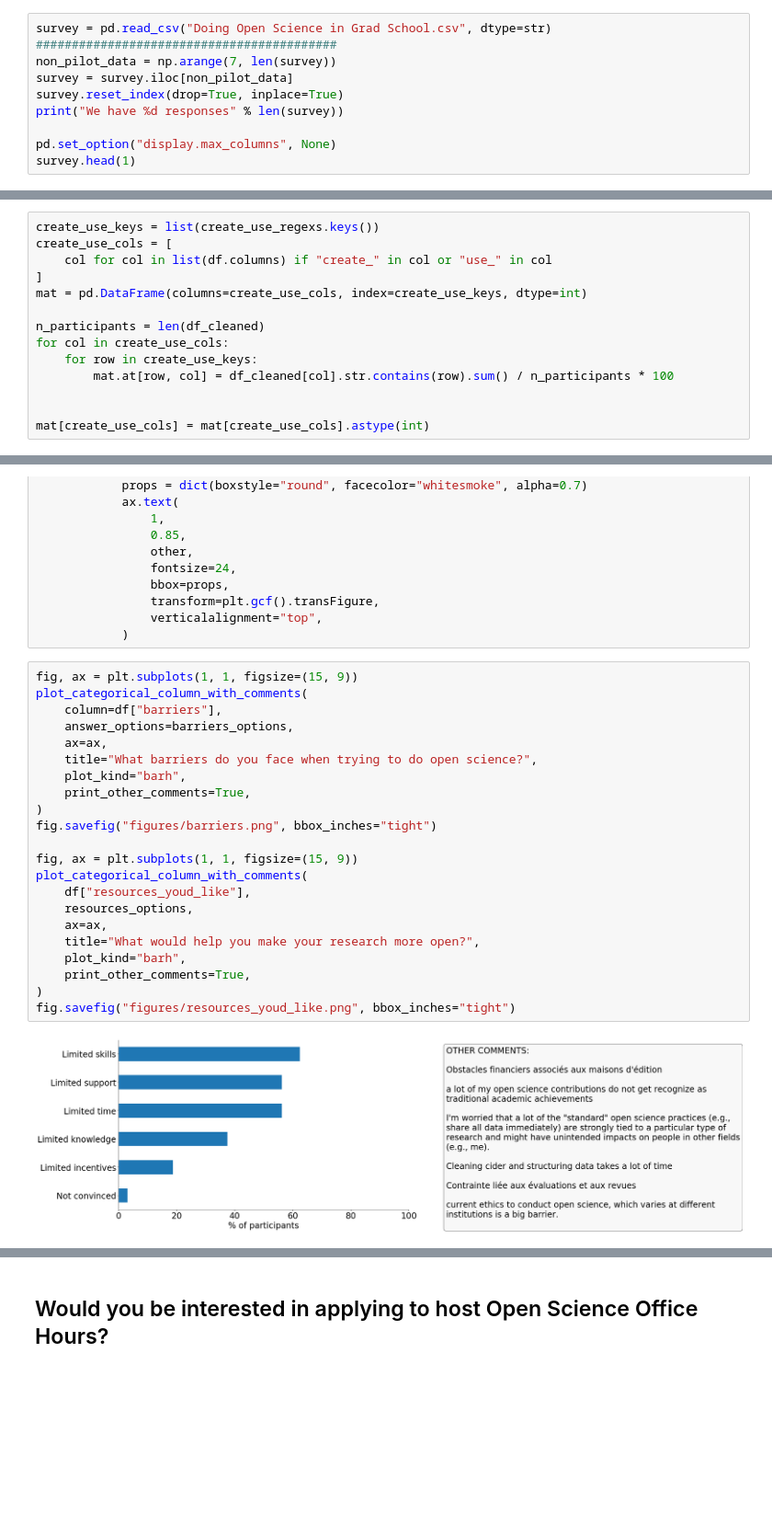
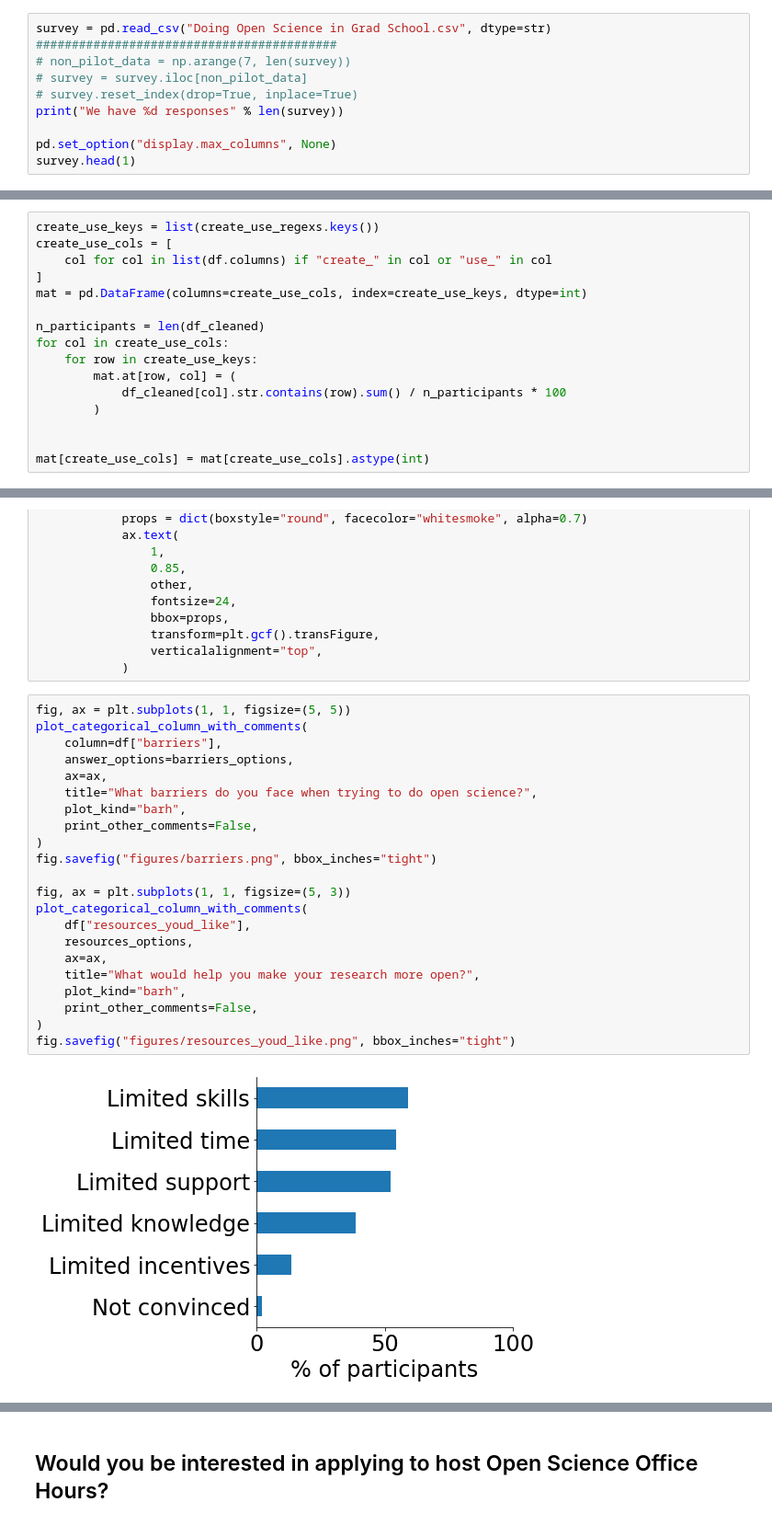
Before and after one commit to koudyk/OSOH_old, a Jupyter notebook: survey/analysis.ipynb, the cells around one changed output, grey strips where cells are left out. Shown at 92% size. Saved outputs shown, nothing was run; the diff lists cells and outputs as text; blank space fills up the shorter version.

Commit message:
update survey analysis

```diff
--- a/survey/analysis.ipynb
+++ b/survey/analysis.ipynb
@@ -27,9 +30,9 @@ If you scroll to the right, you can read all of the questions in the survey and
 # %%
 survey = pd.read_csv("Doing Open Science in Grad School.csv", dtype=str)
 ##########################################
-non_pilot_data = np.arange(7, len(survey))
-survey = survey.iloc[non_pilot_data]
-survey.reset_index(drop=True, inplace=True)
+# non_pilot_data = np.arange(7, len(survey))
+# survey = survey.iloc[non_pilot_data]
+# survey.reset_index(drop=True, inplace=True)
 print("We have %d responses" % len(survey))
 
 pd.set_option("display.max_columns", None)
@@ -243,7 +250,9 @@ mat = pd.DataFrame(columns=create_use_cols, index=create_use_keys, dtype=int)
 n_participants = len(df_cleaned)
 for col in create_use_cols:
     for row in create_use_keys:
-        mat.at[row, col] = df_cleaned[col].str.contains(row).sum() / n_participants * 100
+        mat.at[row, col] = (
+            df_cleaned[col].str.contains(row).sum() / n_participants * 100
+        )
 
 
 mat[create_use_cols] = mat[create_use_cols].astype(int)
@@ -475,26 +619,26 @@ def plot_categorical_column_with_comments(
                 verticalalignment="top",
             )
 # %%
-fig, ax = plt.subplots(1, 1, figsize=(15, 9))
+fig, ax = plt.subplots(1, 1, figsize=(5, 5))
 plot_categorical_column_with_comments(
     column=df["barriers"],
     answer_options=barriers_options,
     ax=ax,
     title="What barriers do you face when trying to do open science?",
     plot_kind="barh",
-    print_other_comments=True,
+    print_other_comments=False,
 )
 fig.savefig("figures/barriers.png", bbox_inches="tight")
 
-fig, ax = plt.subplots(1, 1, figsize=(15, 9))
+fig, ax = plt.subplots(1, 1, figsize=(5, 3))
 plot_categorical_column_with_comments(
     df["resources_youd_like"],
     resources_options,
     ax=ax,
     title="What would help you make your research more open?",
     plot_kind="barh",
-    print_other_comments=True,
+    print_other_comments=False,
 )
 fig.savefig("figures/resources_youd_like.png", bbox_inches="tight")
 # %% [output]
-[figure, old version]
+[figure, new version]
```
Also changed, not shown: parts of 28 cells of this notebook, 1 other file.
